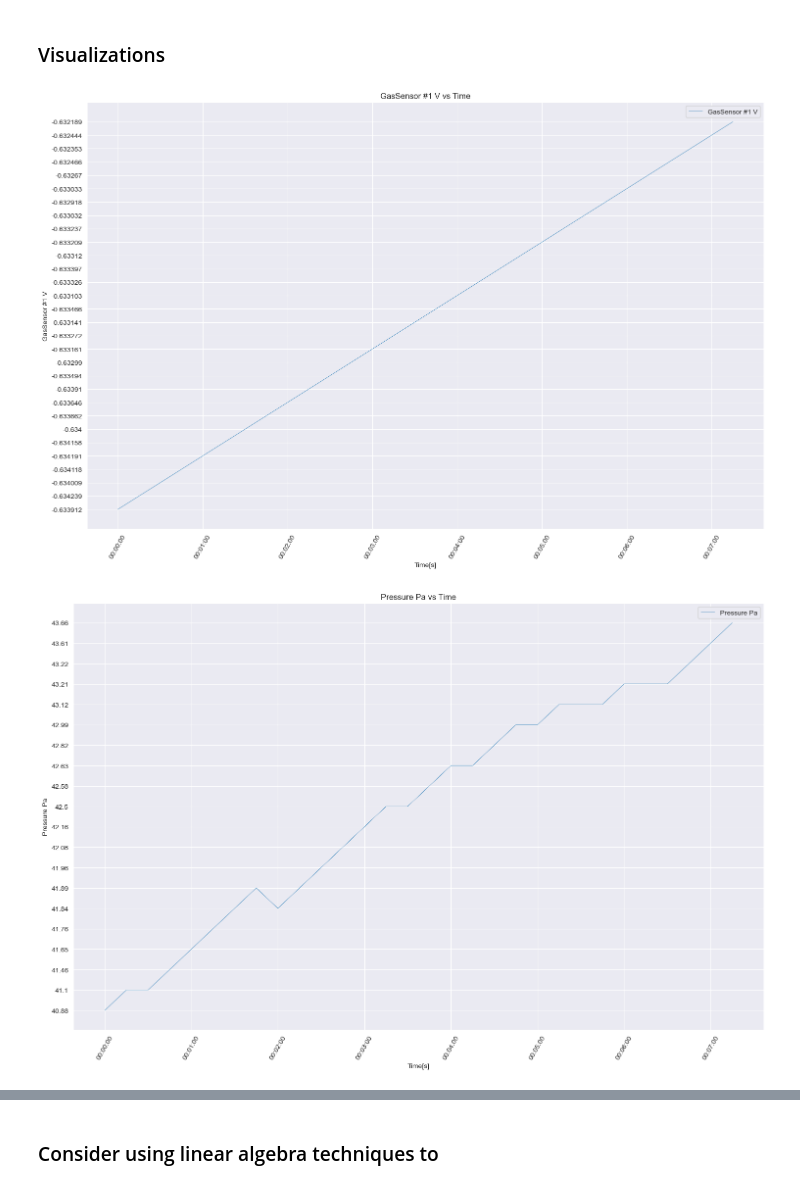
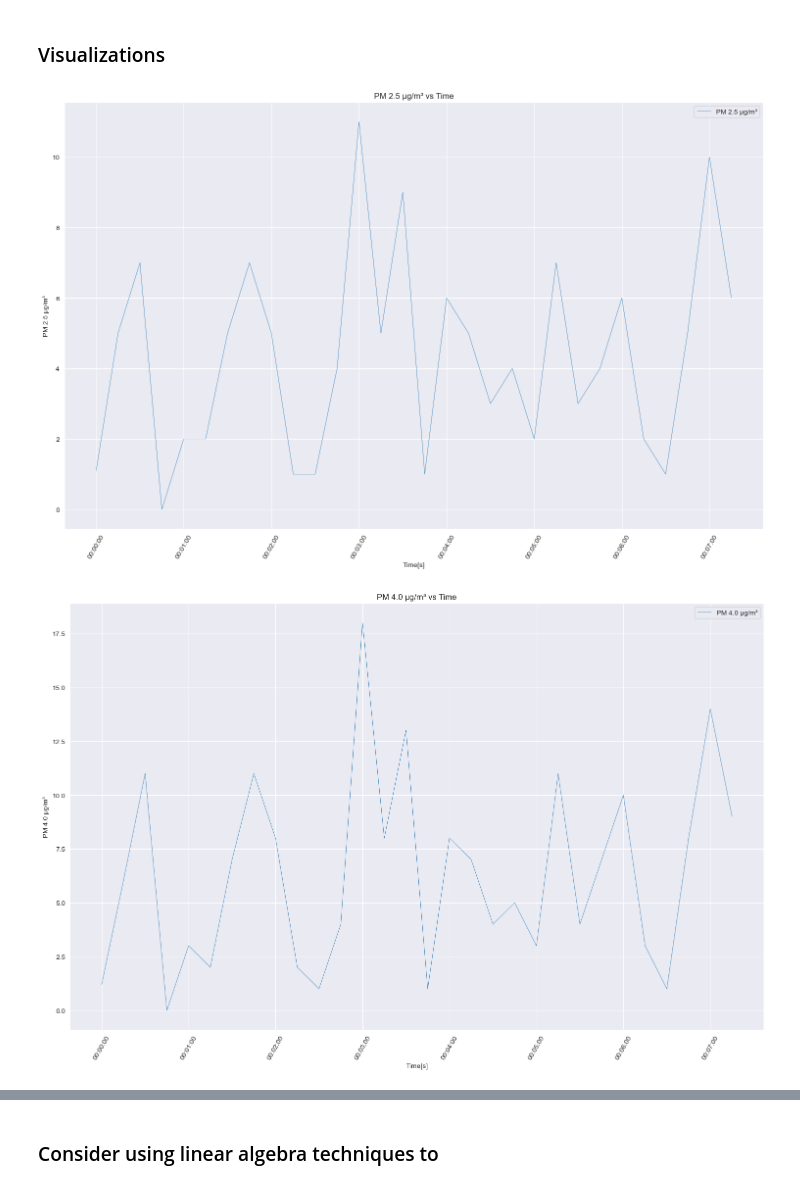
Before and after one commit to Ohm-Rajpal/USRA_Consulting, a Jupyter notebook: DataParser.ipynb, the cells around one changed output, grey strips where cells are left out. Saved outputs shown, nothing was run; the diff lists cells and outputs as text; code cells hidden in the pictures.

Commit message:
Somehow the scaling for the y axis was wrong, now it is fixed

```diff
--- a/DataParser.ipynb
+++ b/DataParser.ipynb
@@ -115,8 +115,18 @@ def plot_time_series(timestamps, values, start=0, end=len(df), y_label = '', tit
     if not all(isinstance(v, str) for v in values):
         values = values.astype(str)
 
+    # Handles the issue with string y-axis going wrong
+    high_floats = [float(x) for x in values]
+
     plt.figure(figsize=[15, 10])
-    plt.plot(temp_times, values, label=y_label, linewidth=width)
+    plt.plot(temp_times, high_floats, label=y_label, linewidth=width)
+
+    # ymin = min(values)  # Add a buffer for better visualization
+    # ymax = max(values)
+    # plt.ylim(ymin, ymax)
+
+    # df.set_axis(range(min(values), max(values)), axis='y')
+
 
     plt.gca().xaxis.set_major_locator(mdates.AutoDateLocator())  # Show all ticks
     plt.gca().xaxis.set_major_formatter(mdates.DateFormatter('%H:%M:%S')) # Formatting
@@ -142,5 +155,5 @@ def display_time_series(df, start=0, end=df.shape[0], width=0.5, features=df.col
 # %%
-display_time_series(df, start=0, features=['GasSensor #1 V', 'Pressure Pa', 'Humidity %RH', 'Tension V'])
+display_time_series(df, start=0, features=['PM 2.5 µg/m³', 'PM 4.0 µg/m³', 'PM 10.0 µg/m³', 'PM 1.0 1/cm³', 'PM 2.5 1/cm³', 'PM 4.0 1/cm³', 'PM 10.0 1/cm³', 'Pressure Pa', 'Humidity %RH', 'Tension V'])
 # %% [output]
-[figure, old version]
+[figure, new version]
-[figure, old version]
+[figure, new version]
```
Also changed, not shown: parts of 3 cells of this notebook.
